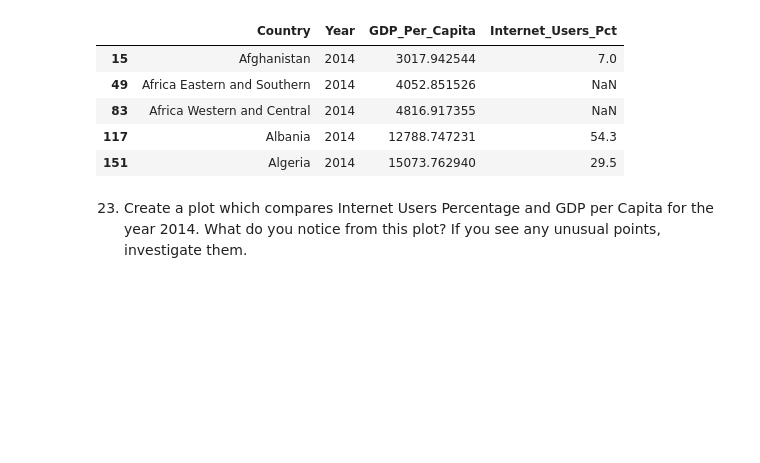
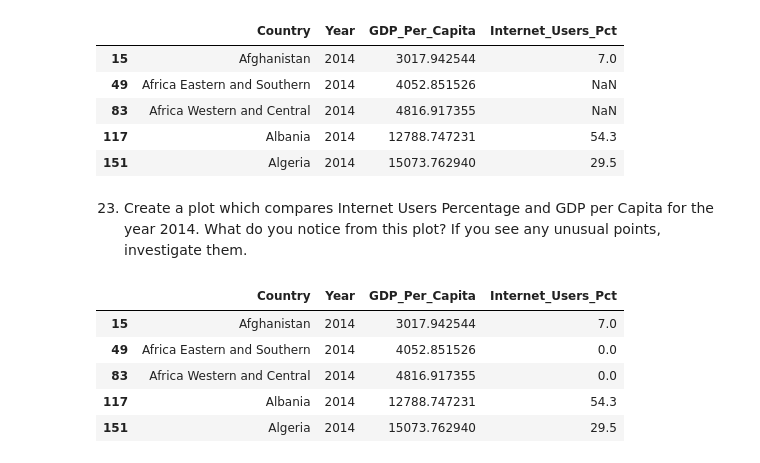
Before and after one commit to NSS-Data-Analytics-Cohort-14/gdp-and-internet-usage-Djmayfield-alt, a Jupyter notebook: notebooks/gdp_project.ipynb, the cells around one changed output. Drawn from its saved outputs; the diff is of its cells as text; code cells hidden in the pictures; blank space fills up the shorter version.

```diff
--- a/notebooks/gdp_project.ipynb
+++ b/notebooks/gdp_project.ipynb
@@ -526,0 +529,9 @@ gdp_and_internet_use_2014.head()
+# %%
+gdp_and_internet_use_2014.head()
+# %% [output]
+|  | Country | Year | GDP_Per_Capita | Internet_Users_Pct |
+| 15 | Afghanistan | 2014 | 3017.942544 | 7.0 |
+| 49 | Africa Eastern and Southern | 2014 | 4052.851526 | 0.0 |
+| 83 | Africa Western and Central | 2014 | 4816.917355 | 0.0 |
+| 117 | Albania | 2014 | 12788.747231 | 54.3 |
+| 151 | Algeria | 2014 | 15073.762940 | 29.5 |
```
Also changed, not shown: parts of 3 cells of this notebook.
